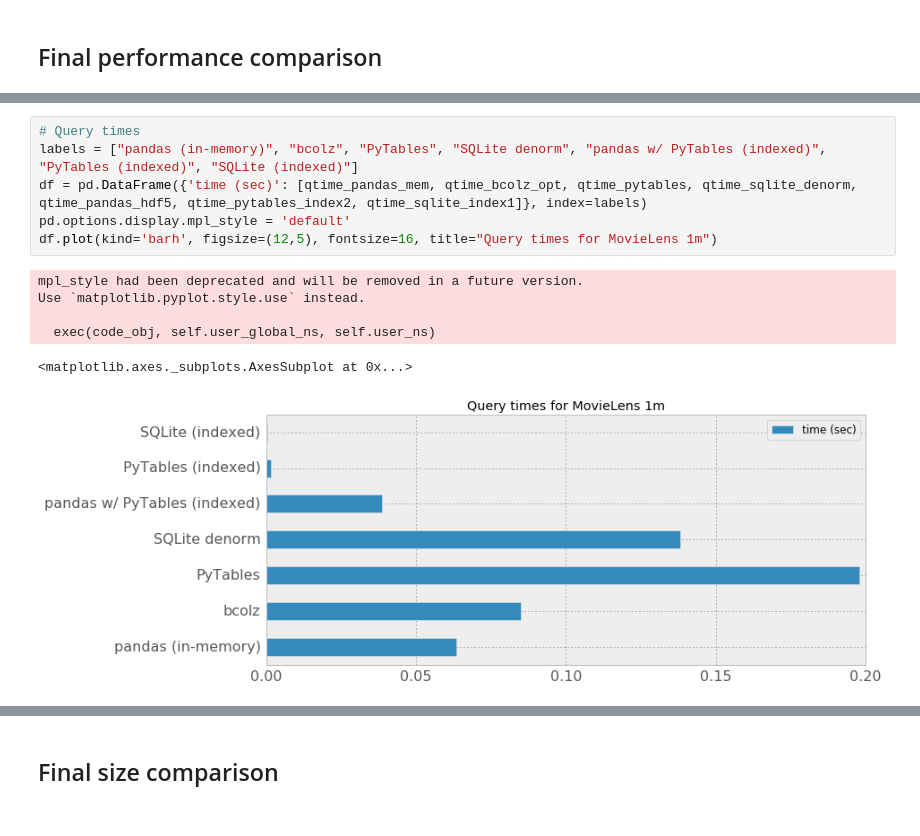
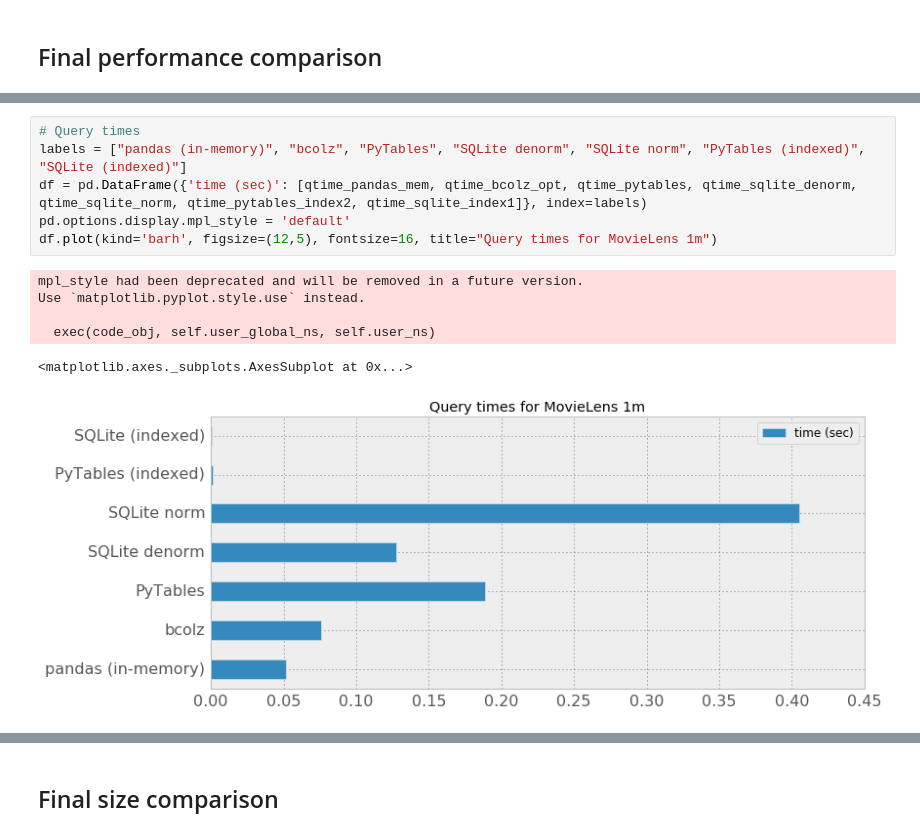
Before and after one commit to FrancescAlted/DataContainersTutorials, a Jupyter notebook: 4-On-Disk-Tables.ipynb, the cells around one changed output, grey strips where cells are left out. Cells and saved outputs as stored; diff of their text form.

Commit message:
Stripped down and improved version of the tutorial on data containers

```diff
--- a/4-On-Disk-Tables.ipynb
+++ b/4-On-Disk-Tables.ipynb
@@ -475,13 +433,13 @@ In [52] used -23.410 MiB RAM in 0.162s, peaked 28.172 MiB above current, total R
 # %%
 # Query times
-labels = ["pandas (in-memory)", "bcolz", "PyTables", "SQLite denorm", "pandas w/ PyTables (indexed)", "PyTables (indexed)", "SQLite (indexed)"]
-df = pd.DataFrame({'time (sec)': [qtime_pandas_mem, qtime_bcolz_opt, qtime_pytables, qtime_sqlite_denorm, qtime_pandas_hdf5, qtime_pytables_index2, qtime_sqlite_index1]}, index=labels)
+labels = ["pandas (in-memory)", "bcolz", "PyTables", "SQLite denorm", "SQLite norm", "PyTables (indexed)", "SQLite (indexed)"]
+df = pd.DataFrame({'time (sec)': [qtime_pandas_mem, qtime_bcolz_opt, qtime_pytables, qtime_sqlite_denorm, qtime_sqlite_norm, qtime_pytables_index2, qtime_sqlite_index1]}, index=labels)
 pd.options.display.mpl_style = 'default'
 df.plot(kind='barh', figsize=(12,5), fontsize=16, title="Query times for MovieLens 1m")
 # %% [output]
 mpl_style had been deprecated and will be removed in a future version.
 Use `matplotlib.pyplot.style.use` instead.
 
   exec(code_obj, self.user_global_ns, self.user_ns)
 <matplotlib.axes._subplots.AxesSubplot at 0x...>
-[figure, old version]
+[figure, new version]
```
Also changed, not shown: parts of 78 cells of this notebook, 2 other files.
